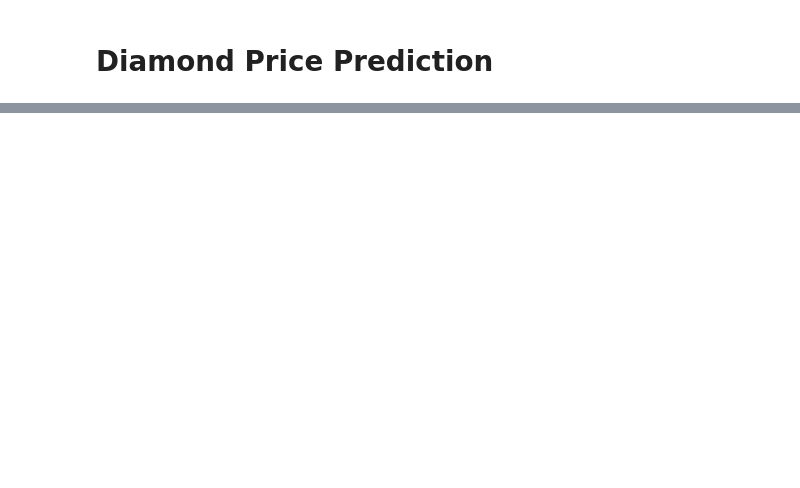
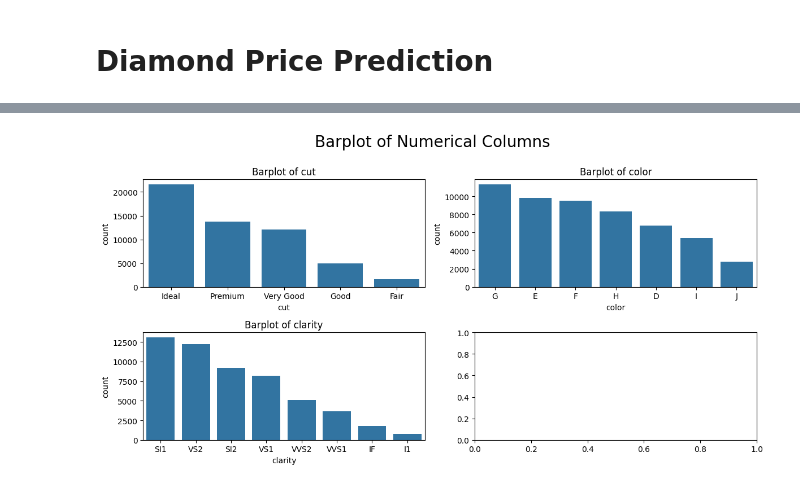
Before and after one commit to Tinnne/Diamond-Price-Reccomendation, a Jupyter notebook: main.ipynb, the cells around one changed output, grey strips where cells are left out. Saved outputs shown, nothing was run; the diff lists cells and outputs as text; code cells hidden in the pictures; blank space fills up the shorter version.

```diff
--- a/main.ipynb
+++ b/main.ipynb
@@ -59,0 +123,19 @@ data.duplicated().sum()
+# %%
+def cat_plot(data):
+    cat_cols = data.select_dtypes(exclude=['number', 'datetime']).columns
+    n = len(cat_cols)
+    fig, axes = plt.subplots(nrows=round(n/2), ncols=2, figsize=(12, 2 * n))
+
+    axes = axes.flatten()
+    for i, col in enumerate(cat_cols):
+        order = data[col].value_counts().index
+        sns.countplot(data=data, x=col, ax=axes[i], order=order)
+        axes[i].set_title(f'Barplot of {col}')
+
+    fig.suptitle("Barplot of Numerical Columns", fontsize=20, y=1)
+    plt.tight_layout()
+    plt.show()
+# %%
+cat_plot(data)
+# %% [output]
+[figure, added]
```
Also changed, not shown: parts of 18 cells of this notebook, 4 other files.
